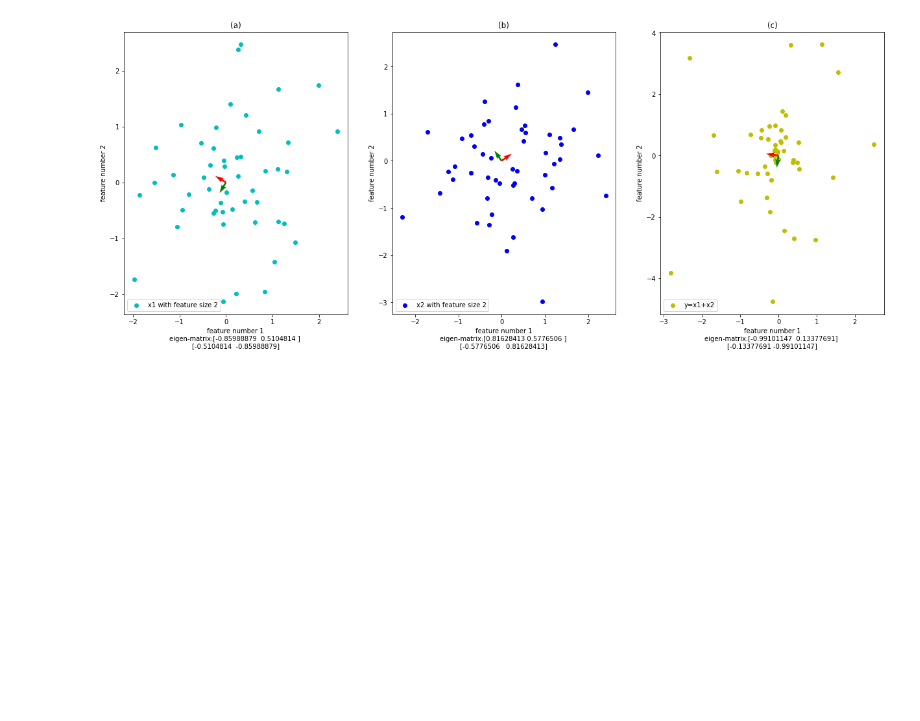
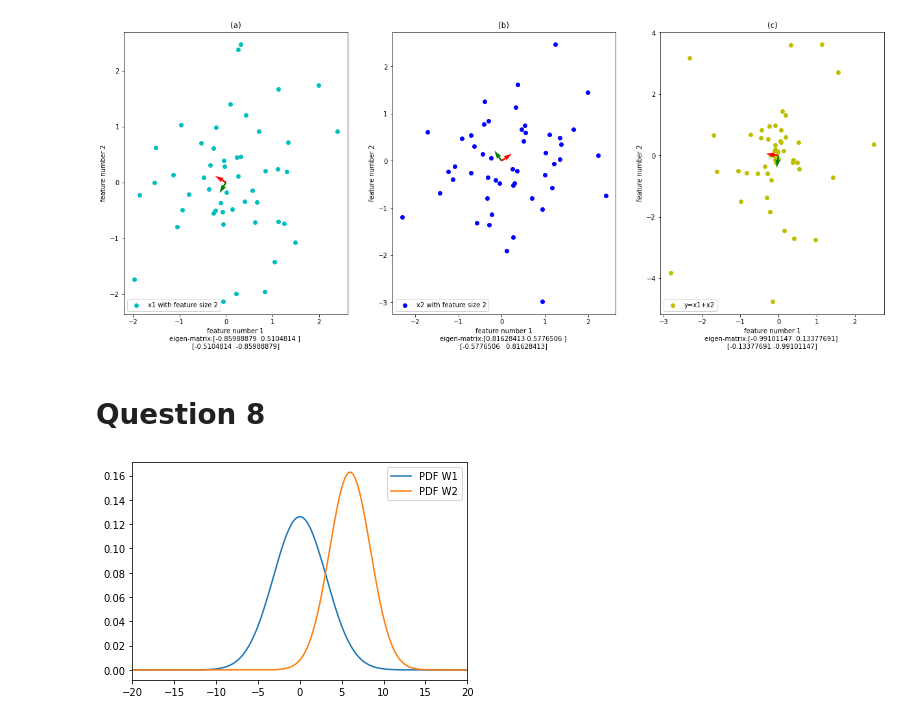
Before and after one commit to amindadgar/Pattern-Recognition, a Jupyter notebook: HW1/HW1.ipynb, the cells around one changed output. Drawn from its saved outputs; the diff is of its cells as text; code cells hidden in the pictures; blank space fills up the shorter version.

Commit message:
Quesion8 plots implemented! also jupyter codes were exported to pdf

```diff
--- a/HW1/HW1.ipynb
+++ b/HW1/HW1.ipynb
@@ -428,3 +428,27 @@ plot_scatter(y[:,0], y[:,1], axes[2],
              color='y')
 # %% [output]
 [figure]
+# %% [markdown]
+# Question 8
+# %%
+#################### Question 8 ####################
+from scipy.optimize import fsolve
+
+x = np.linspace(-50,50, num=400)
+
+## Calculating the density of conditional probabilty for class w1
+k1 = 1 / np.sqrt(20 * np.pi)
+density_probab_cond1 =  k1 * np.exp( -1 * x**2 / 20 )
+
+## Calculating the density of conditional probabilty for class w2
+k2 = 1 / np.sqrt(12 * np.pi)
+density_probab_cond2 = k2 * np.exp(-1 * (x-6)**2 / 12)
+# %%
+plt.figure(figsize=(6,4))
+plt.plot(x, density_probab_cond1)
+plt.plot(x, density_probab_cond2)
+plt.legend(['PDF W1', 'PDF W2'])
+plt.xlim([-20, 20])
+plt.show()
+# %% [output]
+[figure, added]
```
Also changed, not shown: parts of 1 cell of this notebook, 1 other file.
